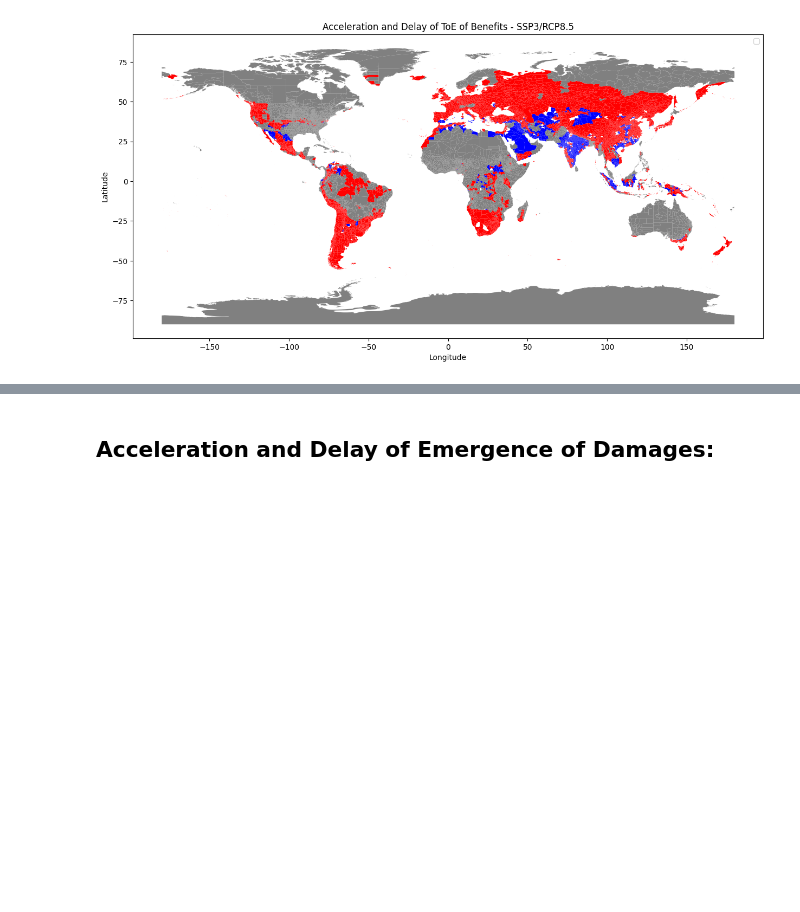
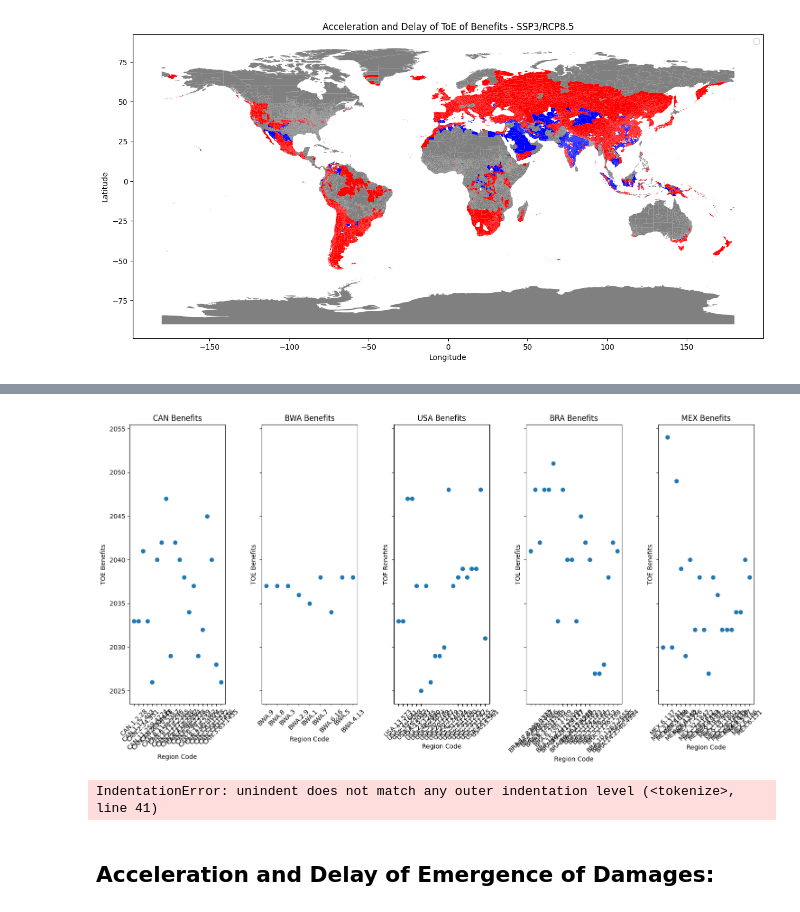
Before and after one commit to DanBlancoRutgers/Mortality_Project, a Jupyter notebook: notebooks/ToE_Project_Final.ipynb, the cells around one changed output, grey strips where cells are left out. Cells and saved outputs as stored; diff of their text form; code cells hidden in the pictures; blank space fills up the shorter version.

```diff
--- a/notebooks/ToE_Project_Final.ipynb
+++ b/notebooks/ToE_Project_Final.ipynb
@@ -1019,0 +992,72 @@ See: https://matplotlib.org/stable/tutorials/intermediate/legend_guide.html#impl
+# %%
+user_region_identifiers = ['CAN', 'BWA', 'USA', 'BRA', 'MEX']  # Add more as needed
+
+
+fig, axes = plt.subplots(nrows=1, ncols=len(user_region_identifiers), figsize=(15, 8), sharey=True)
+
+
+for ax, identifier in zip(axes, user_region_identifiers):
+    # Filter dataset by the identifier
+    filtered_df = TOE_sf_24k_merged[TOE_sf_24k_merged['region'].str.startswith(identifier)]
+
+    # Select the first 20 regions
+    selected_df = filtered_df.head(20)
+
+    # Plot TOE_Benefits for these regions
+    ax.scatter(selected_df['region'], selected_df['TOE_Benefits'], label=f'{identifier} Benefits')
+    ax.set_title(f'{identifier} Benefits')
+    ax.set_xlabel('Region Code')
+    ax.set_ylabel('TOE Benefits')
+    ax.tick_params(axis='x', rotation=45)
+
+# Customize plot
+plt.tight_layout()
+plt.show()
+# %% [output]
+[figure, added]
+# %%
+region_identifier = 'USA'
+
+filtered_ds = ds_histclim.sel(region=[code for code in ds.region.values if code.startswith(region_identifier)])
+
+# Calculate rolling quantiles for filtered data
+rolling_quantiles = filtered_ds["rebased"].rolling({"year": window_n}, center=False).construct("tmp").quantile([quantile_low, quantile_high], skipna=False, dim="tmp")
+
+# # Define function to plot the data
+def plot_quantiles(region_code, rolling_quantiles):
+     fig, ax = plt.subplots(figsize=(12, 8))
+
+     region_data = rolling_quantiles.sel(region=region_code)
+     raw_data = filtered_ds.sel(region=region_code).to_dataframe().reset_index()
+
+     # Plot raw data
+     ax.plot(raw_data['year'], raw_data['rebased'], label=f'{region_code} Raw Data', color='grey', linestyle='--', alpha=0.5)
+
+     # Plot quantile high and low
+     ax.plot(region_data['year'], region_data.sel(quantile=quantile_low), label=f'{region_code} Quantile Low', color='blue', alpha=0.7)
+     ax.plot(region_data['year'], region_data.sel(quantile=quantile_high), label=f'{region_code} Quantile High', color='red', alpha=0.7)
+
+
+#     # Customize plot
+     ax.set_title(f'Rolling Quantiles Time Series for {region_code}')
+     ax.set_xlabel('Year')
+     ax.set_ylabel('Value')
+     ax.legend()
+     ax.grid(True)
+
+     plt.show()
+
+# # Extract emergence years from the datasets
+# #emergence_years_benefits = mask_years_over_threshold_benefits.set_index('region')['year'].to_dict()
+# #emergence_years_damages = mask_years_over_threshold_damages.set_index('region')['year'].to_dict()
+
+# # Select a random subset of regions for plotting
+# #random_regions = np.random.choice(filtered_ds.region.values, num_plots, replace=False)
+# random_regions = np.random.choice(filtered_ds.region.values, num_plots, replace=False)
+
+# # Plot for each of the selected regions
+ for region_code in random_regions:
+
+     plot_quantiles(region_code, rolling_quantiles)
+# %% [output]
+IndentationError: unindent does not match any outer indentation level (<tokenize>, line 41)
```
Also changed, not shown: parts of 11 cells of this notebook, 1 other file.
